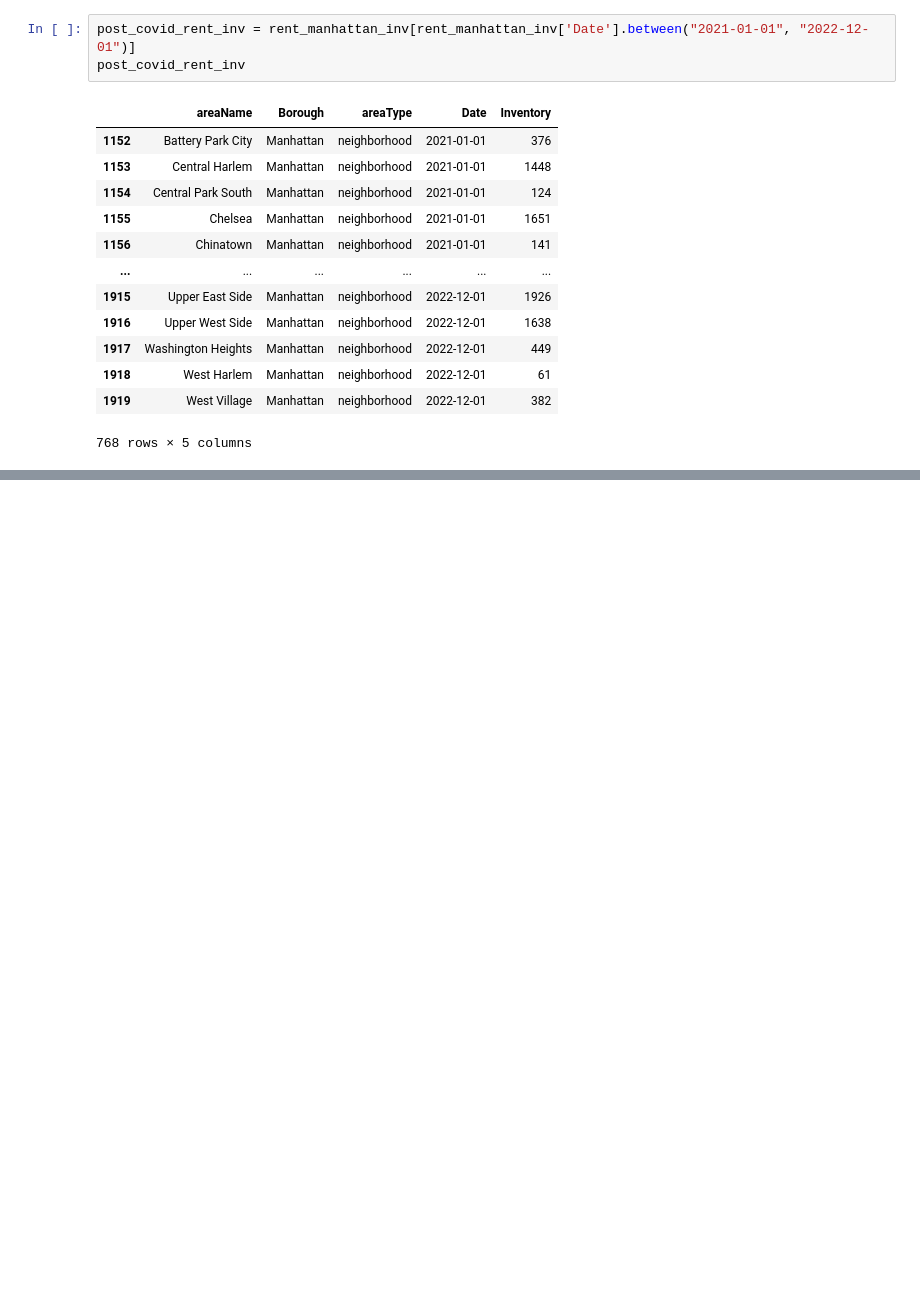
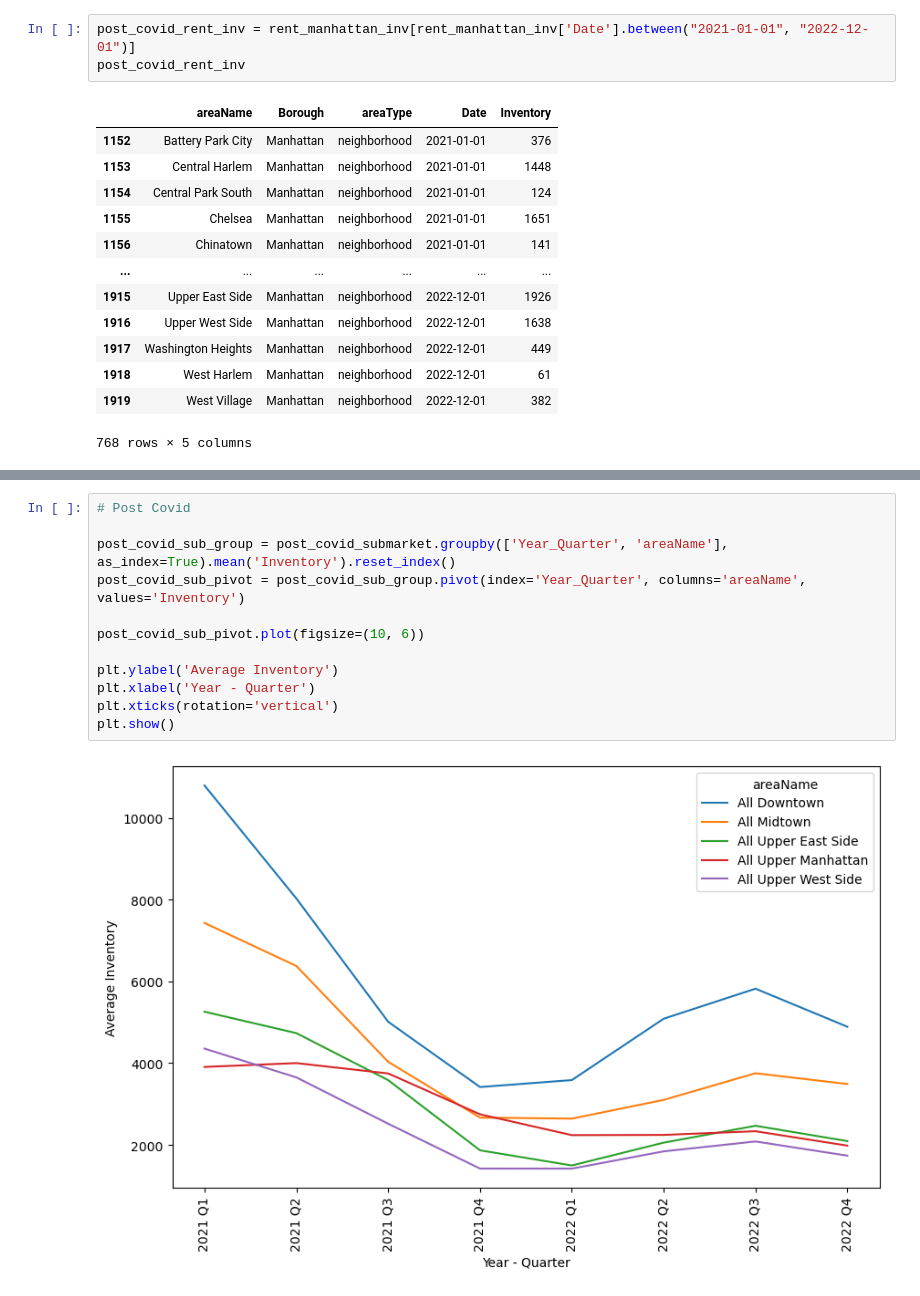
Before and after one commit to munozjon/NYC-Real-Estate-Trends, a Jupyter notebook: NYCInventoryTrends.ipynb, the cells around one changed output, grey strips where cells are left out. Drawn from its saved outputs; the diff is of its cells as text; blank space fills up the shorter version.

```diff
--- a/NYCInventoryTrends.ipynb
+++ b/NYCInventoryTrends.ipynb
@@ -375,0 +359,14 @@ plt.show()
+# %%
+# Post Covid
+
+post_covid_sub_group = post_covid_submarket.groupby(['Year_Quarter', 'areaName'], as_index=True).mean('Inventory').reset_index()
+post_covid_sub_pivot = post_covid_sub_group.pivot(index='Year_Quarter', columns='areaName', values='Inventory')
+
+post_covid_sub_pivot.plot(figsize=(10, 6))
+
+plt.ylabel('Average Inventory')
+plt.xlabel('Year - Quarter')
+plt.xticks(rotation='vertical')
+plt.show()
+# %% [output]
+[figure, added]
```
Also changed, not shown: parts of 12 cells of this notebook.
